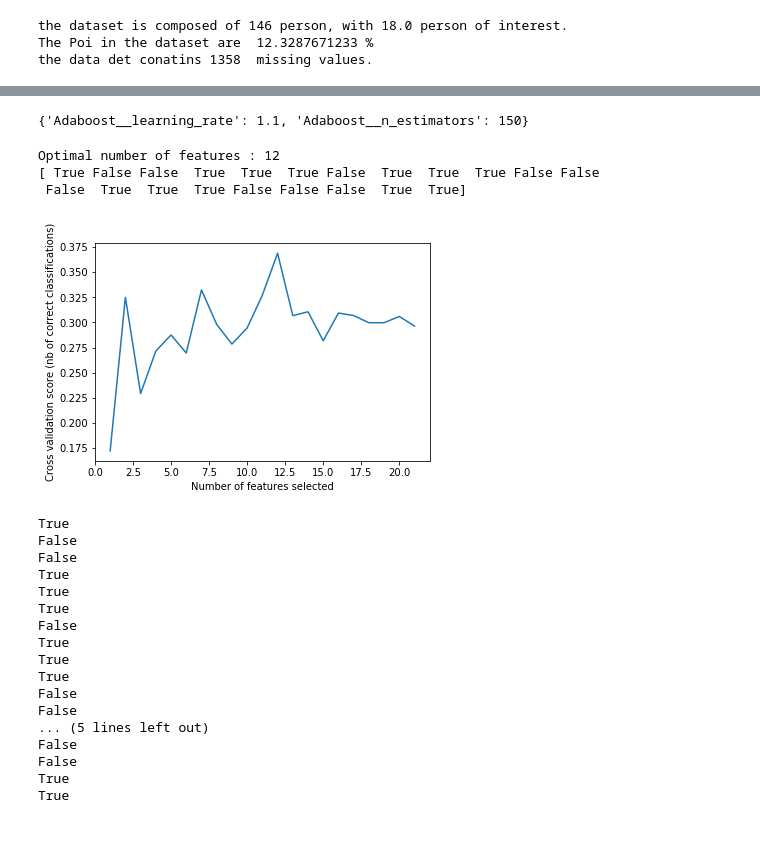
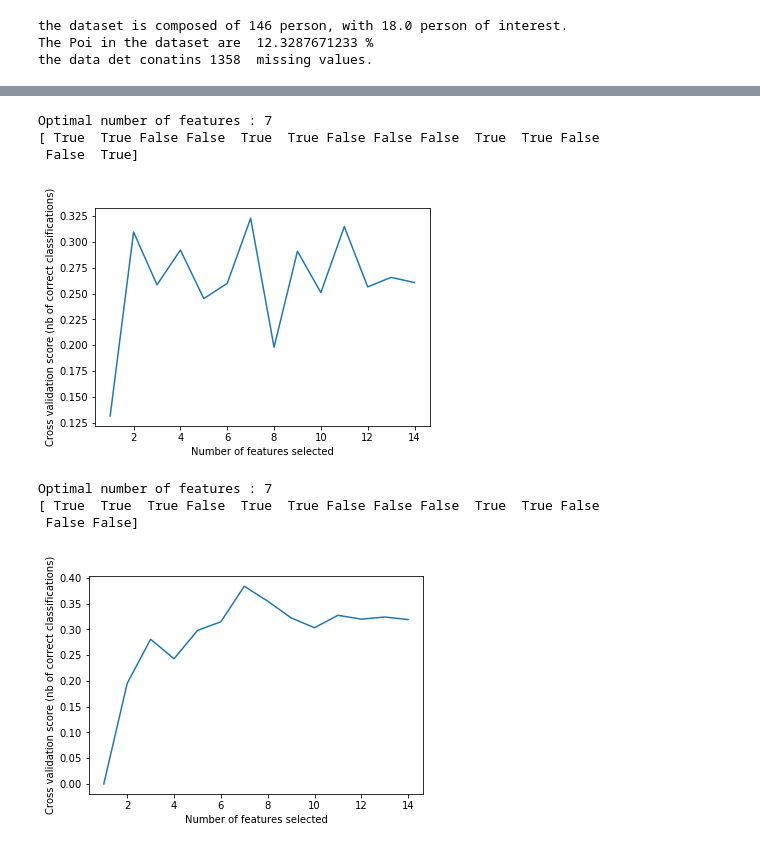
Before and after one commit to suadesh/Enron_Email_Dataset_POI_Identifier, a Jupyter notebook: Untitled.ipynb, the cells around one changed output, grey strips where cells are left out. Drawn from its saved outputs; the diff is of its cells as text; code cells hidden in the pictures.

```diff
--- a/Untitled.ipynb
+++ b/Untitled.ipynb
@@ -176,3 +223,19 @@ the data det conatins 1358  missing values.
+# %%
+from sklearn.model_selection import StratifiedShuffleSplit
+from sklearn.model_selection import GridSearchCV
+from sklearn.ensemble import AdaBoostClassifier
+
+ada = AdaBoostClassifier()
+cv = StratifiedShuffleSplit(n_splits=15, test_size=0.20, random_state=42)
+parameters = {'learning_rate':[0.5,0.7,0.8,0.9,1.0,1.1,1.2],
+                 'n_estimators':[50,75,100,150,200],
+                 'algorithm' : ['SAMME.R','SAMME']}
+clf = GridSearchCV(ada, parameters , cv=cv)
+
+clf.fit(features, labels)
+
+print("The best parameters are %s with a score of %0.2f"
+      % (clf.best_params_, clf.best_score_))
 # %%
  data = featureFormat(my_dataset, features_list, sort_keys=True)
 # labels, features = targetFeatureSplit(data)
@@ -320,51 +332,52 @@ None
-# %%
-grid.best_params_
-# %% [output]
-{'Adaboost__learning_rate': 1.1, 'Adaboost__n_estimators': 150}
+# %%
+
+import matplotlib.pyplot as plt
+from sklearn.feature_selection import RFECV
+from sklearn.model_selection import StratifiedShuffleSplit
+from sklearn.ensemble import AdaBoostClassifier
+
+clf= AdaBoostClassifier(learning_rate = 0.5,n_estimators=50)
+rfecv = RFECV(estimator=clf, step=1, cv=StratifiedShuffleSplit(n_splits=20, test_size=0.25, random_state=0),
+          scoring='precision')
+rfecv.fit(features, labels)
+print("Optimal number of features : %d" % rfecv.n_features_)
+print rfecv.support_
+#features=features[:,rfecv.support_]
+# Plot number of features VS. cross-validation scores
+plt.figure()
+plt.xlabel("Number of features selected")
+plt.ylabel("Cross validation score (nb of correct classifications)")
+plt.plot(range(1, len(rfecv.grid_scores_) + 1), rfecv.grid_scores_)
+plt.show()
+# %% [output]
+Optimal number of features : 7
+[ True  True False False  True  True False False False  True  True False
+ False  True]
+[figure, added]
 # %%
 
 import matplotlib.pyplot as plt
 from sklearn.cross_validation import StratifiedKFold
 from sklearn.feature_selection import RFECV
 from sklearn.model_selection import StratifiedShuffleSplit
 from sklearn.ensemble import AdaBoostClassifier
 
-clf= AdaBoostClassifier(learning_rate = 0.9,n_estimators=50)
+clf= AdaBoostClassifier(learning_rate = 0.5,n_estimators=100,algorithm = 'SAMME' )
 rfecv = RFECV(estimator=clf, step=1, cv=StratifiedShuffleSplit(n_splits=20, test_size=0.25, random_state=0),
           scoring='precision')
 rfecv.fit(features, labels)
 print("Optimal number of features : %d" % rfecv.n_features_)
 print rfecv.support_
 #features=features[:,rfecv.support_]
 # Plot number of features VS. cross-validation scores
 plt.figure()
 plt.xlabel("Number of features selected")
 plt.ylabel("Cross validation score (nb of correct classifications)")
 plt.plot(range(1, len(rfecv.grid_scores_) + 1), rfecv.grid_scores_)
 plt.show()
-
-for i in rfecv.support_:
-    print i
 # %% [output]
-Optimal number of features : 12
-[ True False False  True  True  True False  True  True  True False False
- False  True  True  True False False False  True  True]
+Optimal number of features : 7
+[ True  True  True False  True  True False False False  True  True False
+ False False]
-[figure, old version]
+[figure, new version]
-True
-False
-False
-True
-True
-True
-False
-True
-True
-True
-False
-False
-... (5 lines left out)
-False
-False
-True
-True
 # %%
```
Also changed, not shown: parts of 15 cells of this notebook, 5 other files.
